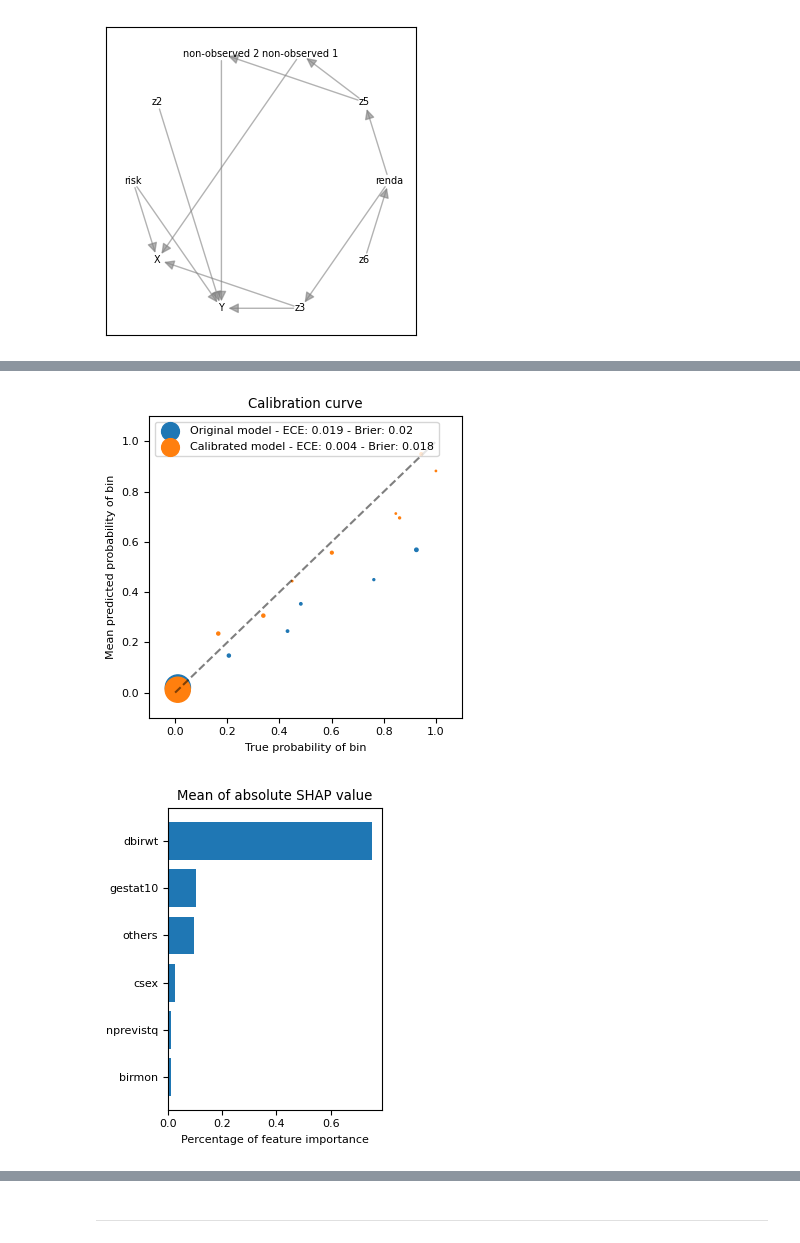
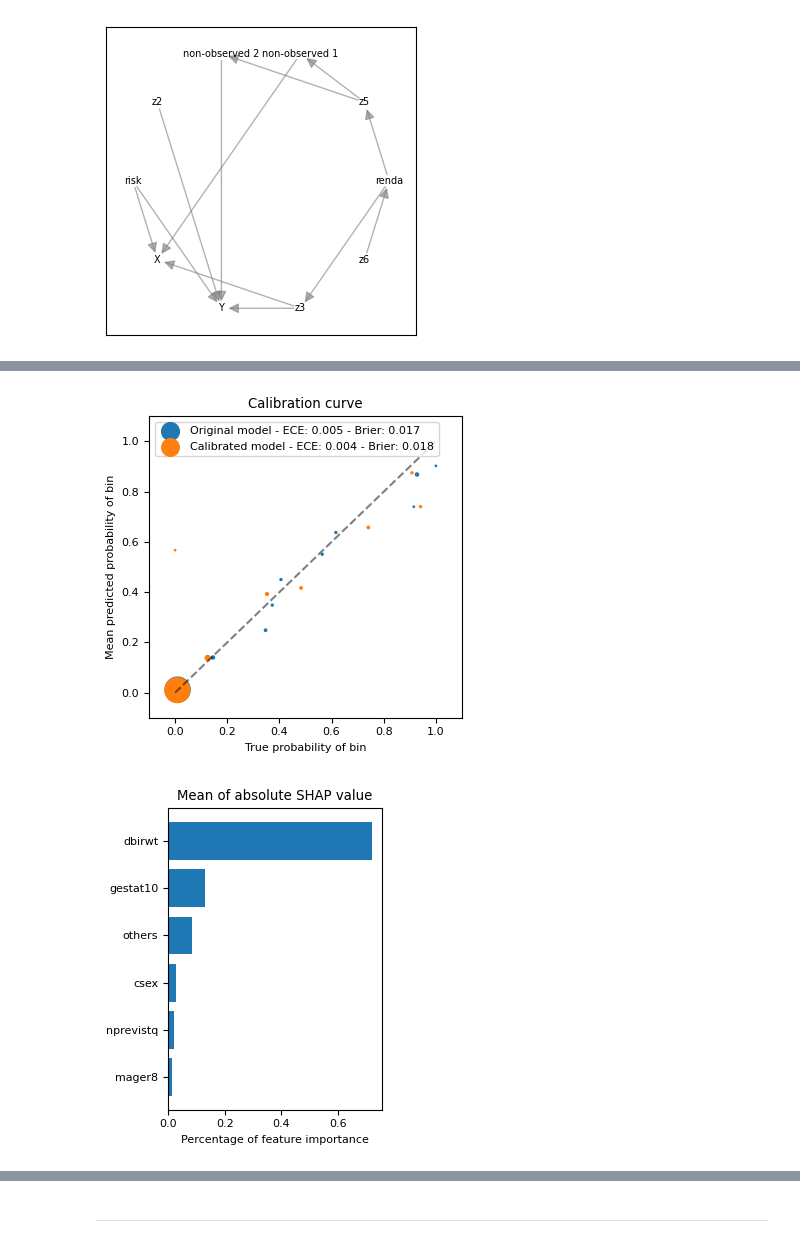
Before and after one commit to vitaliset/projetos-de-estudo, a Jupyter notebook: Causal Inference Exercises/tratamento_continuo.ipynb, the cells around one changed output, grey strips where cells are left out. Drawn from its saved outputs; the diff is of its cells as text; code cells hidden in the pictures.

```diff
--- a/Causal Inference Exercises/tratamento_continuo.ipynb
+++ b/Causal Inference Exercises/tratamento_continuo.ipynb
@@ -17,9 +16,9 @@ plt.rcParams.update({"font.size": 8})
 # %%
-df_X = pd.read_csv("twin_pairs_X_3years_samesex.csv").drop(
-    columns=["Unnamed: 0.1", "Unnamed: 0", "infant_id_0", "infant_id_1"]
+df_X = pd.read_csv("twin_pairs_X_3years_samesex.csv", index_col="Unnamed: 0").drop(
+    columns=["Unnamed: 0.1", "infant_id_0", "infant_id_1"]
 )
-df_T = pd.read_csv("twin_pairs_T_3years_samesex.csv").drop(columns=["Unnamed: 0"])
-df_Y = pd.read_csv("twin_pairs_Y_3years_samesex.csv").drop(columns=["Unnamed: 0"])
+df_T = pd.read_csv("twin_pairs_T_3years_samesex.csv", index_col="Unnamed: 0")
+df_Y = pd.read_csv("twin_pairs_Y_3years_samesex.csv", index_col="Unnamed: 0")
 
 df = pd.concat([df_X, df_T, df_Y], axis=1)
 # %%
@@ -191,5 +173,6 @@ Definindo o modelo a partir da fórmula do ajuste.
 # %%
 from scipy.stats import loguniform
+
 model = make_pipeline(
     ColumnTransformer(
         [
@@ -204,9 +187,13 @@ model = make_pipeline(
     RandomizedSearchCV(
         estimator=LGBMClassifier(random_state=42),
         cv=KFold(shuffle=True, random_state=42),
-        param_distributions={"learning_rate": loguniform.rvs(random_state=42, a=0.0001, b=1, size=1000), "n_estimators": [50, 100, 200], "num_leaves": [31, 63, 127]},
+        param_distributions={
+            "learning_rate": loguniform.rvs(random_state=42, a=0.0001, b=1, size=1000),
+            "n_estimators": [50, 100, 200],
+            "num_leaves": [31, 63, 127],
+        },
         scoring="roc_auc",
-        n_iter=5,
+        n_iter=50,
         random_state=42,
     ),
 ).fit(XZ_train, y_train)
@@ -245,19 +244,24 @@ brier_original, brier_calibrated = (
 )
 # %%
-prob_true_original, prob_pred_original, size_bin_original = calibration_curve(y_test, model.predict_proba(XZ_test)[:, 1], n_bins=10)
-prob_true_cal, prob_pred_cal, size_bin_cal = calibration_curve(y_test, model_cal.predict_proba(XZ_test)[:, 1], n_bins=10)
+prob_true_original, prob_pred_original, size_bin_original = calibration_curve(
+    y_test, model.predict_proba(XZ_test)[:, 1], n_bins=10
+)
+prob_true_cal, prob_pred_cal, size_bin_cal = calibration_curve(
+    y_test, model_cal.predict_proba(XZ_test)[:, 1], n_bins=10
+)
 
 fig, ax = plt.subplots(figsize=(3.8, 3.8))
 ax.scatter(
     prob_true_original,
     prob_pred_original,
-    s=(1 + 0.015*size_bin_original).astype(int),
+    s=(1 + 0.015 * size_bin_original).astype(int),
     label=f"Original model - ECE: {ece_original.round(3)} - Brier: {brier_original.round(3)}",
 )
-ax.scatter(prob_true_cal,
-           prob_pred_cal,
-           s=(1 + 0.015*size_bin_cal).astype(int),
-           label=f"Calibrated model - ECE: {ece_calibrated.round(3)} - Brier: {brier_calibrated.round(3)}",
+ax.scatter(
+    prob_true_cal,
+    prob_pred_cal,
+    s=(1 + 0.015 * size_bin_cal).astype(int),
+    label=f"Calibrated model - ECE: {ece_calibrated.round(3)} - Brier: {brier_calibrated.round(3)}",
 )
 ax.plot([0, 1], [0, 1], "--k", alpha=0.5)
 ax.set_xlim(-0.1, 1.1)
@@ -268,46 +272,53 @@ ax.set_ylabel("Mean predicted probability of bin")
 ax.legend(loc="upper left")
 plt.tight_layout()
 # %% [output]
-[figure, old version]
+[figure, new version]
 # %%
 from shap import TreeExplainer
 
 transformed_XZ_train = model.named_steps["columntransformer"].transform(XZ_train)
-explainer = TreeExplainer(model.named_steps["randomizedsearchcv"].best_estimator_, data=transformed_XZ_train, model_output='probability')
+explainer = TreeExplainer(
+    model.named_steps["randomizedsearchcv"].best_estimator_,
+    data=transformed_XZ_train,
+    model_output="probability",
+)
 
 transformed_XZ_test = model.named_steps["columntransformer"].transform(XZ_test)
 shap_values = explainer.shap_values(transformed_XZ_test)
 # %%
-columns_transform_order = list(map(lambda col: col.split("__")[1], transformed_XZ_test.columns))
+columns_transform_order = list(
+    map(lambda col: col.split("__")[1], transformed_XZ_test.columns)
+)
 
 n_cols_top = 5
 assert n_cols_top < XZ_test.shape[1]
 
 df_imp = (
     pd.DataFrame(
-        list(zip(columns_transform_order,
-                 np.abs(shap_values).mean(axis=0))),
+        list(zip(columns_transform_order, np.abs(shap_values).mean(axis=0))),
         columns=["cols", "shap_imp"],
     )
     .sort_values(by="shap_imp", ascending=False)
-    .assign(cols=lambda df_: df_.cols.head(n_cols_top).to_list() + ["others"] * (XZ_test.shape[1] - n_cols_top))
+    .assign(
+        cols=lambda df_: df_.cols.head(n_cols_top).to_list()
+        + ["others"] * (XZ_test.shape[1] - n_cols_top)
+    )
     .groupby("cols")
     .agg({"shap_imp": np.sum})
     .reset_index()
     .sort_values(by="shap_imp", ascending=False)
-    .assign(shap_imp=lambda df_: df_.shap_imp/(df_.shap_imp.sum()))
+    .assign(shap_imp=lambda df_: df_.shap_imp / (df_.shap_imp.sum()))
 )
 # %%
 fig, ax = plt.subplots(figsize=(3, 3.8))
 
-ax.barh(range(n_cols_top + 1), df_imp.shap_imp[::-1],
-       color="C0", align="center")
+ax.barh(range(n_cols_top + 1), df_imp.shap_imp[::-1], color="C0", align="center")
 ax.set_yticks(range(n_cols_top + 1), df_imp.cols[::-1])
 ax.set_title("Mean of absolute SHAP value")
 ax.set_xlabel("Percentage of feature importance")
 plt.tight_layout()
 # %% [output]
-[figure, old version]
+[figure, new version]
 # %%
 fig, ax = plt.subplots(figsize=(7, 4))
 ax.scatter(XZ_test.dbirwt, shap_values[:, columns_transform_order.index("dbirwt")], s=1)
```
Also changed, not shown: parts of 26 cells of this notebook, 1 other file.
